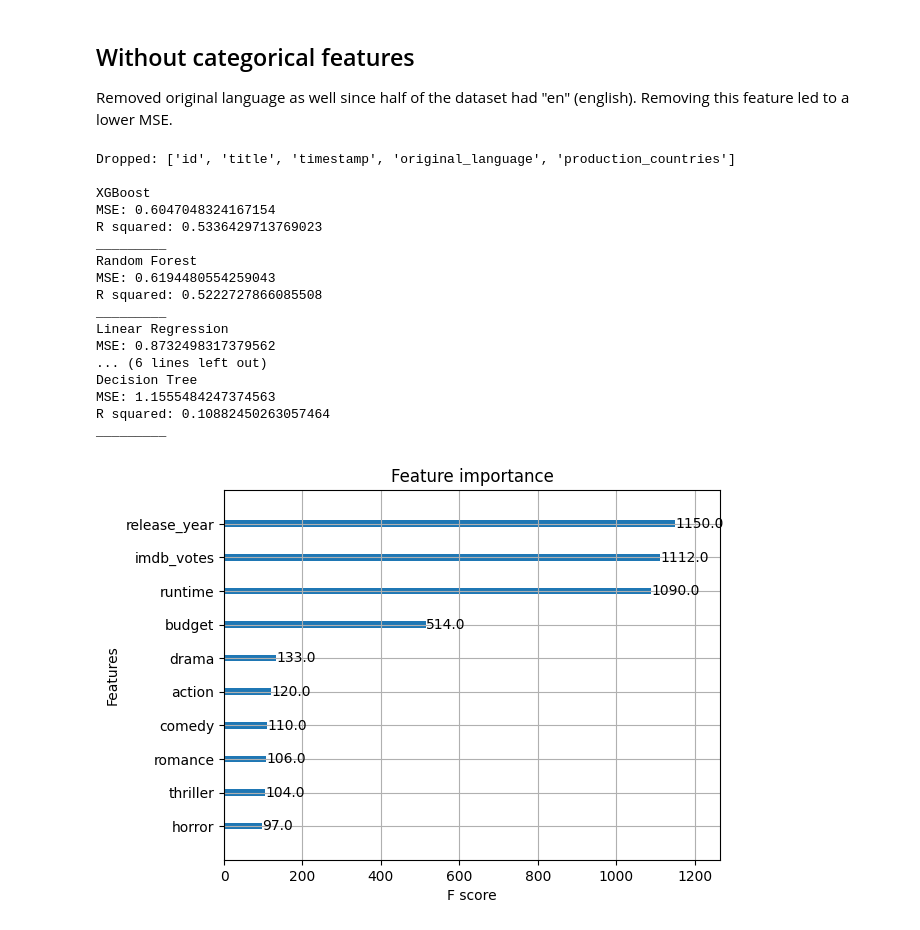
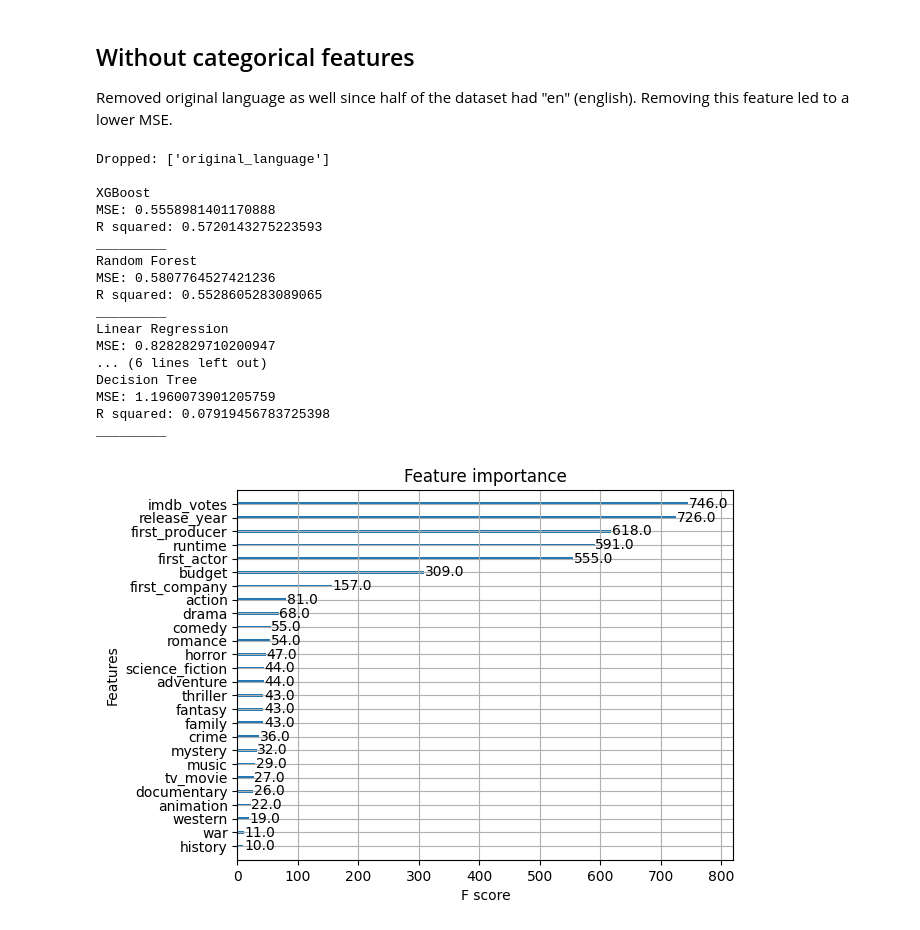
Before and after one commit to MartinEBravo/movie-rating-predictor-service, a Jupyter notebook: 3_training_pipeline.ipynb, the cells around one changed output. Cells and saved outputs as stored; diff of their text form; code cells hidden in the pictures.

```diff
--- a/3_training_pipeline.ipynb
+++ b/3_training_pipeline.ipynb
@@ -201,7 +324,7 @@ _________
 ## Without categorical features
 Removed original language as well since half of the dataset had "en" (english). Removing this feature led to a lower MSE.
 # %%
-drop_list=['id', 'title','timestamp', 'original_language', 'production_countries']
+drop_list=['original_language']
 
 print("Dropped:", drop_list, "\n")
 train_features= X_train.drop(drop_list, axis=1)
@@ -211,39 +334,39 @@ for name, model in models.items():
     model.fit(train_features, y_train)
     print(name)
     y_pred= model.predict(test_features)
-    mse= mean_squared_error(y_test.iloc[:,0], y_pred)
+    mse= mean_squared_error(y_test, y_pred)
     print("MSE:", mse)
-    r2 = r2_score(y_test.iloc[:,0], y_pred)
+    r2 = r2_score(y_test, y_pred)
     print("R squared:", r2)
     print('_________')
     models[name]= model
     model_scores_MSE[name]= mse
     model_scores_r2[name]= r2
 # %% [output]
-Dropped: ['id', 'title', 'timestamp', 'original_language', 'production_countries']
+Dropped: ['original_language']
 
 XGBoost
-MSE: 0.6047048324167154
-R squared: 0.5336429713769023
+MSE: 0.5558981401170888
+R squared: 0.5720143275223593
 _________
 Random Forest
-MSE: 0.6194480554259043
-R squared: 0.5222727866085508
+MSE: 0.5807764527421236
+R squared: 0.5528605283089065
 _________
 Linear Regression
-MSE: 0.8732498317379562
+MSE: 0.8282829710200947
 ... (6 lines left out)
 Decision Tree
-MSE: 1.1555484247374563
-R squared: 0.10882450263057464
+MSE: 1.1960073901205759
+R squared: 0.07919456783725398
 _________
 # %%
 from xgboost import plot_importance
 
-plot_importance(xgb_model, max_num_features=10)
+plot_importance(xgb_model)
 plt.show()
 # %% [output]
-[figure, old version]
+[figure, new version]
 # %%
 name="XGBoost"
 model = models[name]
```
Also changed, not shown: parts of 15 cells of this notebook, 11 other files.
